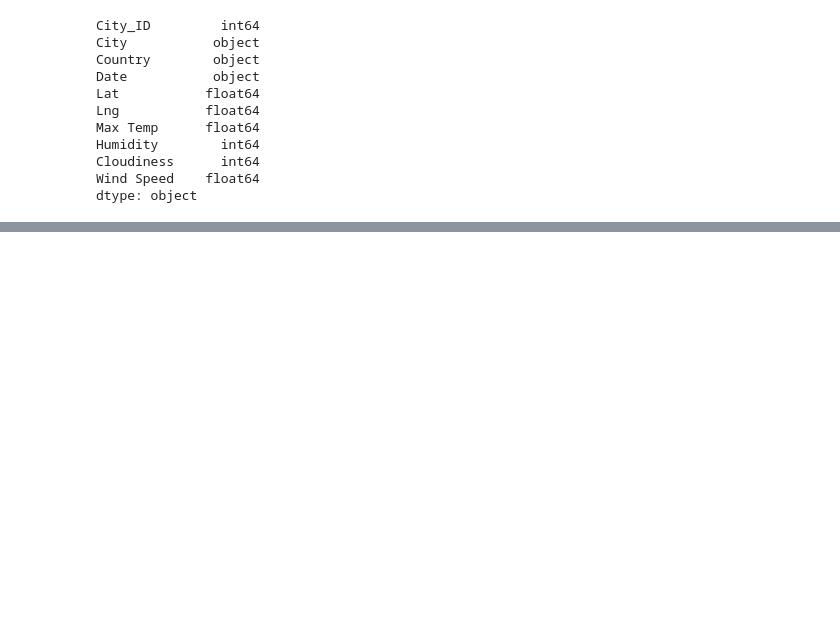
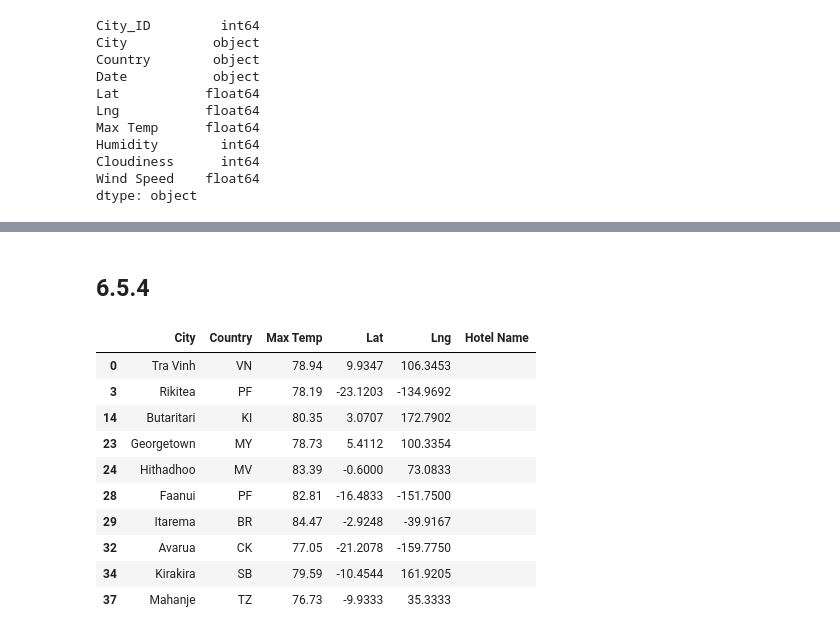
Before and after one commit to JleMxe/World_Weather_Analysis, a Jupyter notebook: VacationPy.ipynb, the cells around one changed output, grey strips where cells are left out. Drawn from its saved outputs; the diff is of its cells as text; code cells hidden in the pictures; blank space fills up the shorter version.

```diff
--- a/VacationPy.ipynb
+++ b/VacationPy.ipynb
@@ -64,0 +207,19 @@ fig
+# %% [markdown]
+## 6.5.4
+# %%
+# Create DataFrame called hotel_df to store hotel names along with city, country, max temp, and coordinates. This adds the Column Hotel Name
+hotel_df = preferred_cities_df[["City", "Country", "Max Temp", "Lat", "Lng"]].copy()
+hotel_df["Hotel Name"] = ""
+hotel_df.head(10)
+# %% [output]
+|  | City | Country | Max Temp | Lat | Lng | Hotel Name |
+| 0 | Tra Vinh | VN | 78.94 | 9.9347 | 106.3453 |  |
+| 3 | Rikitea | PF | 78.19 | -23.1203 | -134.9692 |  |
+| 14 | Butaritari | KI | 80.35 | 3.0707 | 172.7902 |  |
+| 23 | Georgetown | MY | 78.73 | 5.4112 | 100.3354 |  |
+| 24 | Hithadhoo | MV | 83.39 | -0.6000 | 73.0833 |  |
+| 28 | Faanui | PF | 82.81 | -16.4833 | -151.7500 |  |
+| 29 | Itarema | BR | 84.47 | -2.9248 | -39.9167 |  |
+| 32 | Avarua | CK | 77.05 | -21.2078 | -159.7750 |  |
+| 34 | Kirakira | SB | 79.59 | -10.4544 | 161.9205 |  |
+| 37 | Mahanje | TZ | 76.73 | -9.9333 | 35.3333 |  |
```
Also changed, not shown: parts of 21 cells of this notebook.
